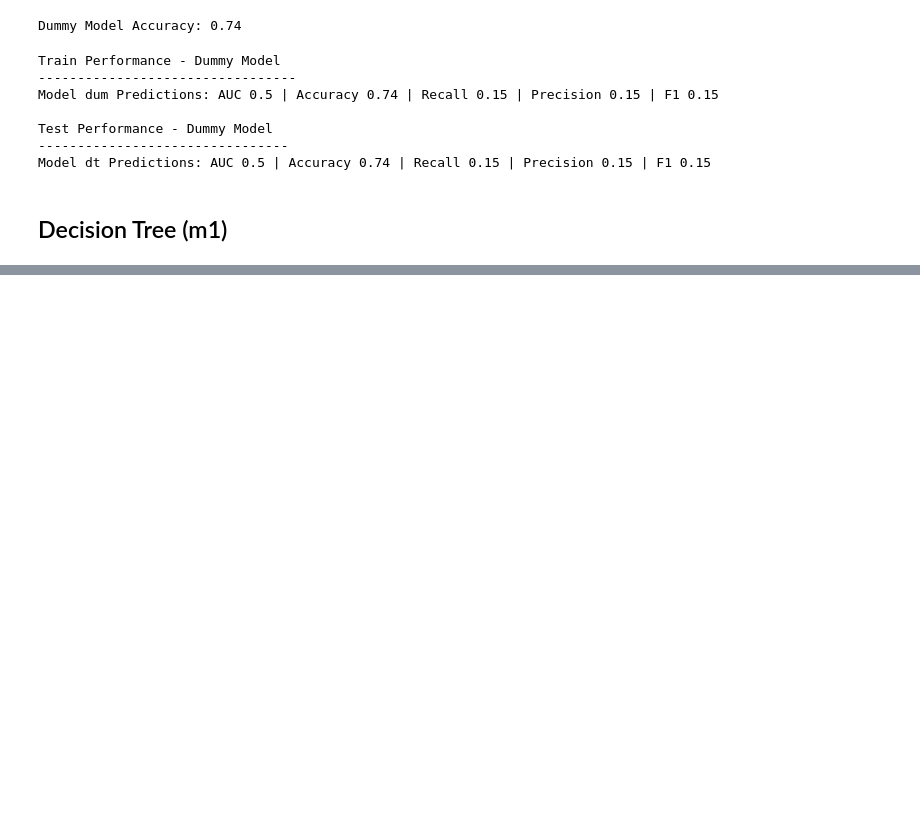
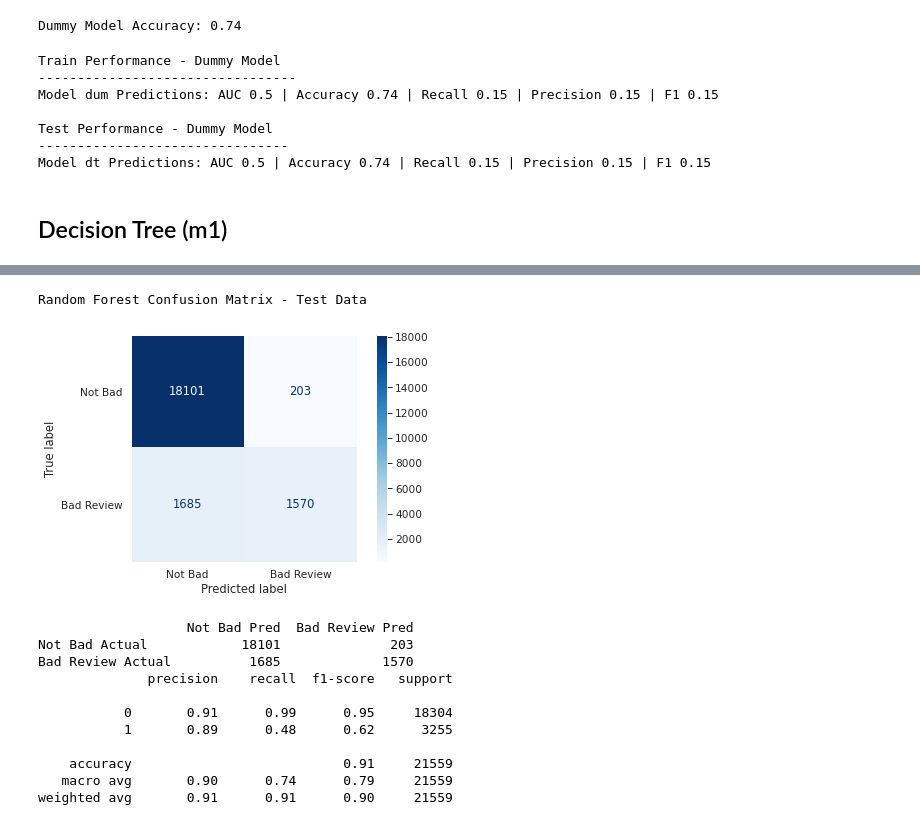
Before and after one commit to cutterback/p05-olist-customer-rating-prediction, a Jupyter notebook: Olist_Customer_Rating_Model.ipynb, the cells around one changed output, grey strips where cells are left out. Cells and saved outputs as stored; diff of their text form; code cells hidden in the pictures; blank space fills up the shorter version.

```diff
--- a/Olist_Customer_Rating_Model.ipynb
+++ b/Olist_Customer_Rating_Model.ipynb
@@ -1286,0 +1266,9 @@ plt.show()
+# %%
+# compare Random Forest metrics for Train vs Test data sets
+print('Train Performance - Random Forest\n---------------------------------')
+y_hat_train2 = gs_rf.predict(X_train)
+scores_train_rf = score_pred('rf', 'train', y_train, y_hat_train2)
+
+print('\nTest Performance - Random Forest\n--------------------------------')
+y_hat_test2 = gs_rf.predict(X_test)
+scores_test_rf = score_pred('rf', 'test', y_test, y_hat_test2)
@@ -1286,0 +1283,19 @@ plt.show()
+# %%
+# print confusion matrix for best Random Forest model on Test data
+print(f'Random Forest Confusion Matrix - Test Data')
+display_confusion(best_model_rf, X_test, y_test, labels=['Not Bad', 'Bad Review'])
+display_class_report(y_test, y_hat_test2)
+# %% [output]
+Random Forest Confusion Matrix - Test Data
+[figure, added]
+                   Not Bad Pred  Bad Review Pred
+Not Bad Actual            18101              203
+Bad Review Actual          1685             1570
+              precision    recall  f1-score   support
+
+           0       0.91      0.99      0.95     18304
+           1       0.89      0.48      0.62      3255
+
+    accuracy                           0.91     21559
+   macro avg       0.90      0.74      0.79     21559
+weighted avg       0.91      0.91      0.90     21559
```
Also changed, not shown: parts of 88 cells of this notebook.
